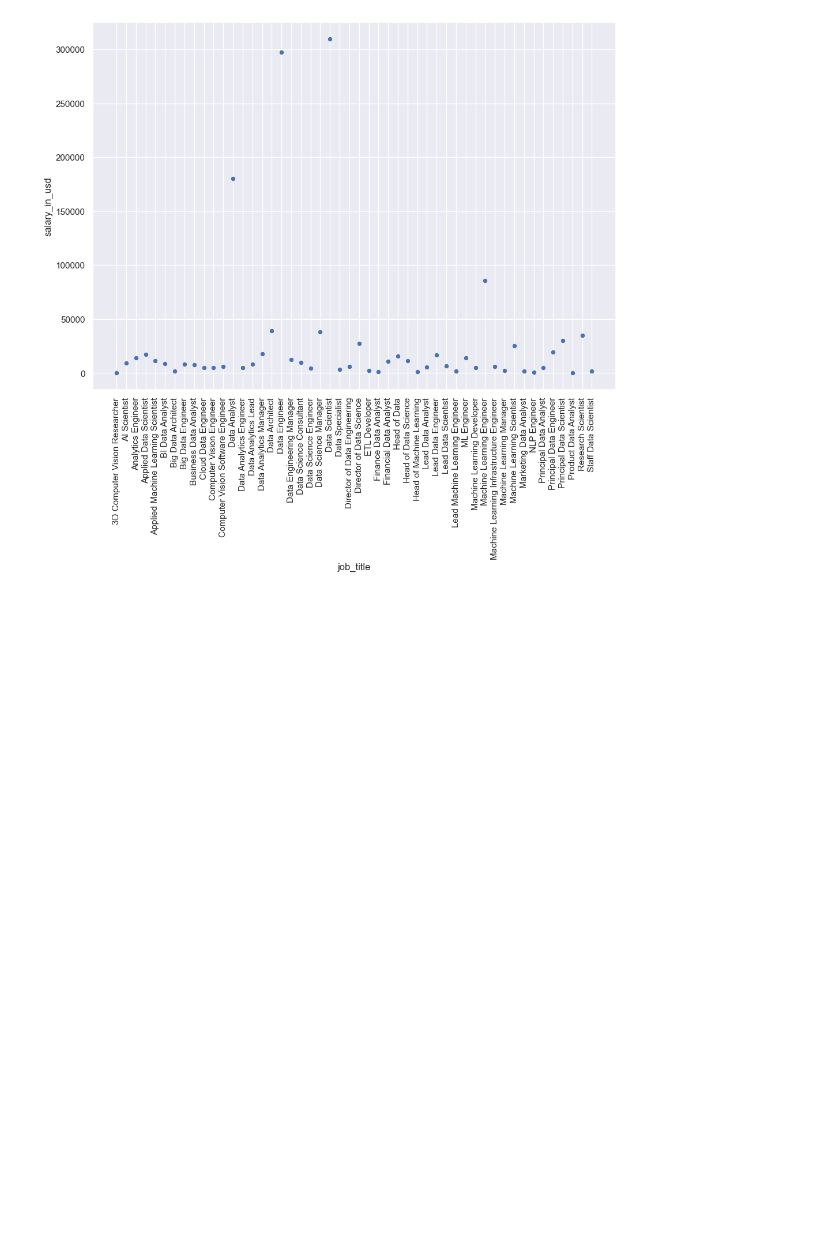
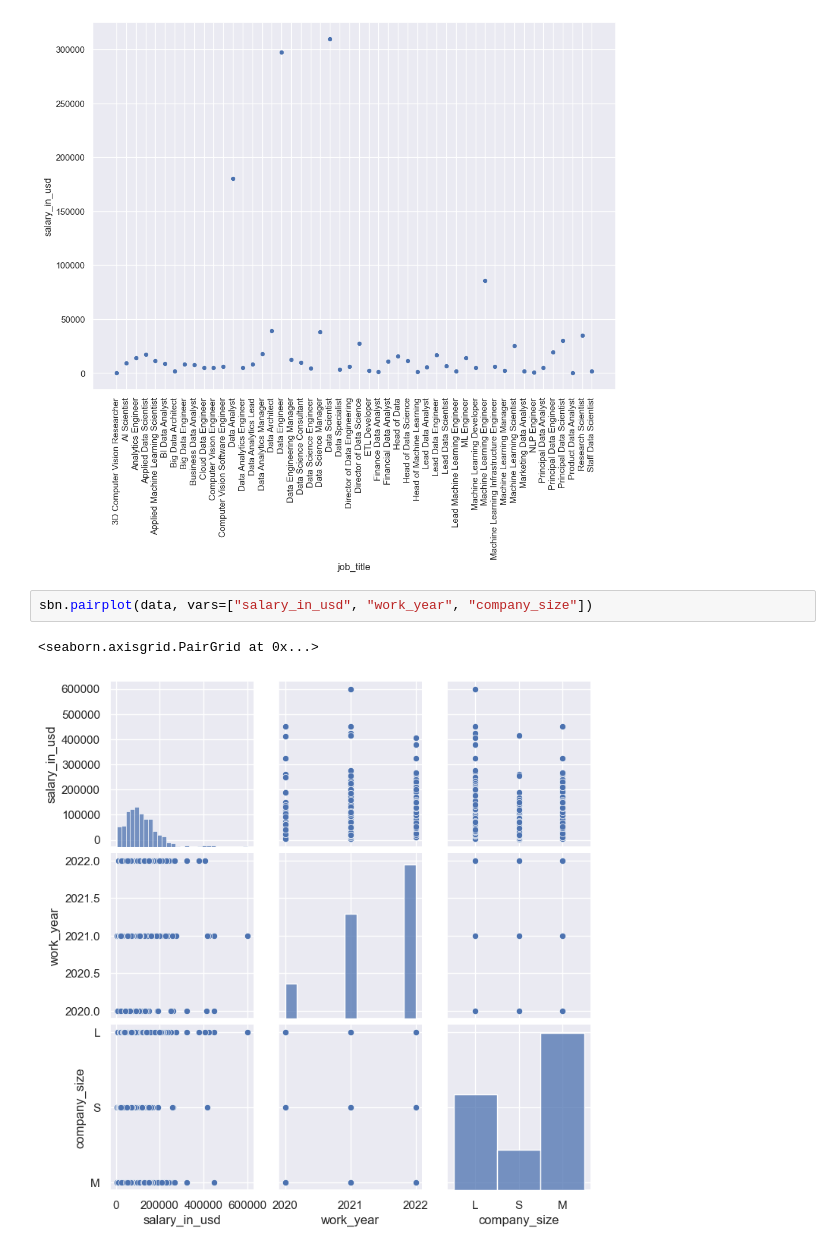
Before and after one commit to Huar7/EDA---Soft-Potato, a Jupyter notebook: main.ipynb, the cells around one changed output. Saved outputs shown, nothing was run; the diff lists cells and outputs as text; blank space fills up the shorter version.

Commit message:
saya tambahkan pairplot

```diff
--- a/main.ipynb
+++ b/main.ipynb
@@ -102,3 +102,8 @@ plot1.set_xticklabels(plot1.get_xticklabels(), rotation=90)
 plt.show()
 # %% [output]
 [figure]
+# %%
+sbn.pairplot(data, vars=["salary_in_usd", "work_year", "company_size"])
+# %% [output]
+<seaborn.axisgrid.PairGrid at 0x...>
+[figure, added]
```
